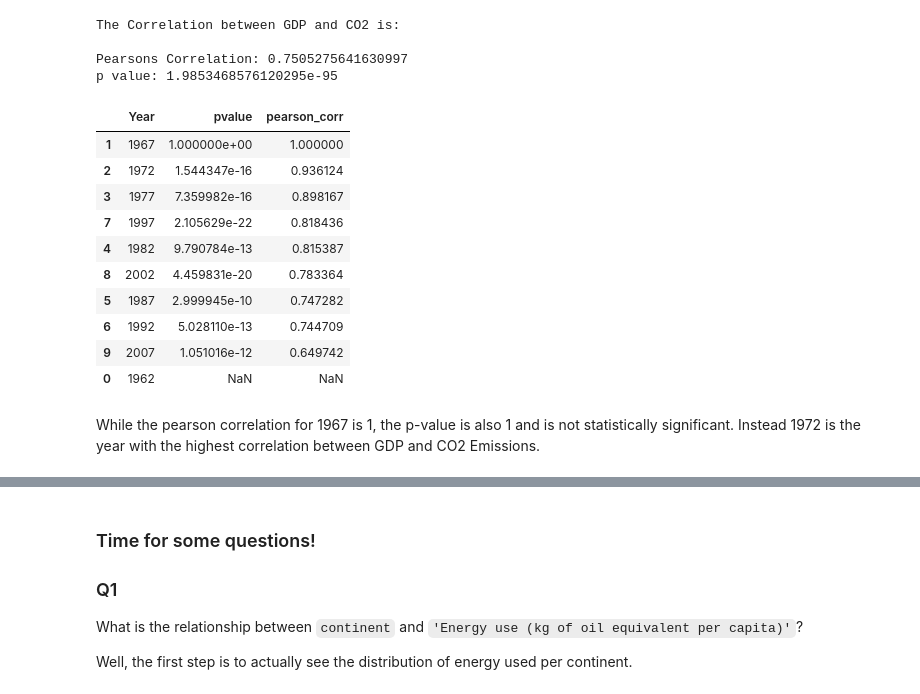
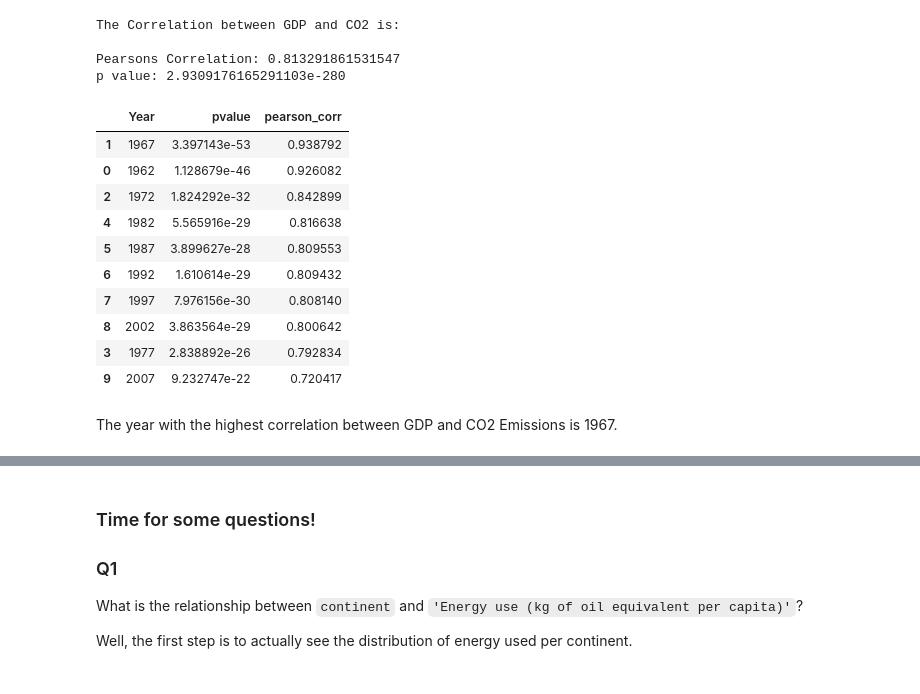
Before and after one commit to r614/brn-training, a Jupyter notebook: pyds/analysis.ipynb, the cells around one changed output, grey strips where cells are left out. Saved outputs shown, nothing was run; the diff lists cells and outputs as text; code cells hidden in the pictures.

```diff
--- a/pyds/analysis.ipynb
+++ b/pyds/analysis.ipynb
@@ -8,7 +8,6 @@ co2_label = "CO2 emissions (metric tons per capita)"
 gdp_label = "gdpPercap"
 
 gapminder_df = pd.read_csv('./gapminder_clean.csv')
-gapminder_df = gapminder_df.replace([np.inf, -np.inf], np.nan).dropna()
 
 gapminder_df.head()
 # %% [output]
@@ -28,8 +26,8 @@ gapminder_df_1962.head()
 # %%
 from scipy.stats import pearsonr
 
-pearson_corr, p_value = pearsonr(gapminder_df[co2_label].values, gapminder_df[gdp_label].values)
-
+dropped_df = gapminder_df[[co2_label, gdp_label]].dropna()
+pearson_corr, p_value = pearsonr(dropped_df[co2_label].values, dropped_df[gdp_label].values)
 
 print('The Correlation between GDP and CO2 is: \n')
 print('Pearsons Correlation: ' + str(pearson_corr))
@@ -37,35 +35,37 @@ print('p value: ' + str(p_value))
 # %% [output]
 The Correlation between GDP and CO2 is:
 
-Pearsons Correlation: 0.7505275641630997
-p value: 1.9853468576120295e-95
+Pearsons Correlation: 0.813291861531547
+p value: 2.9309176165291103e-280
 # %%
 # Find the year with the highest correlation
 
 def group_results(group):
     if len(group[co2_label].values) < 2:
         return pd.Series({'pvalue': None, 'pearson_corr': None})
 
     pearson_corr, p_value = pearsonr(group[co2_label], group[gdp_label])
     return pd.Series({'pvalue': p_value, 'pearson_corr': pearson_corr })
 
-grouped_results = gapminder_df.groupby('Year').apply(group_results).reset_index().sort_values(by='pearson_corr', ascending=False)
+dropped_df = gapminder_df[['Year', gdp_label, co2_label]].dropna()
 
-grouped_results
+grouped_df = dropped_df.groupby('Year').apply(group_results).reset_index().sort_values(by='pearson_corr', ascending=False)
+
+grouped_df
 # %% [output]
 |  | Year | pvalue | pearson_corr |
-| 1 | 1967 | 1.000000e+00 | 1.000000 |
-| 2 | 1972 | 1.544347e-16 | 0.936124 |
-| 3 | 1977 | 7.359982e-16 | 0.898167 |
-| 7 | 1997 | 2.105629e-22 | 0.818436 |
-| 4 | 1982 | 9.790784e-13 | 0.815387 |
-| 8 | 2002 | 4.459831e-20 | 0.783364 |
-| 5 | 1987 | 2.999945e-10 | 0.747282 |
-| 6 | 1992 | 5.028110e-13 | 0.744709 |
-| 9 | 2007 | 1.051016e-12 | 0.649742 |
-| 0 | 1962 | NaN | NaN |
+| 1 | 1967 | 3.397143e-53 | 0.938792 |
+| 0 | 1962 | 1.128679e-46 | 0.926082 |
+| 2 | 1972 | 1.824292e-32 | 0.842899 |
+| 4 | 1982 | 5.565916e-29 | 0.816638 |
+| 5 | 1987 | 3.899627e-28 | 0.809553 |
+| 6 | 1992 | 1.610614e-29 | 0.809432 |
+| 7 | 1997 | 7.976156e-30 | 0.808140 |
+| 8 | 2002 | 3.863564e-29 | 0.800642 |
+| 3 | 1977 | 2.838892e-26 | 0.792834 |
+| 9 | 2007 | 9.232747e-22 | 0.720417 |
-# %% [markdown]
-While the pearson correlation for 1967 is 1, the p-value is also 1 and is not statistically significant. Instead 1972 is the year with the highest correlation between GDP and CO2 Emissions.
+# %% [markdown]
+The year with the highest correlation between GDP and CO2 Emissions is 1967.
 # %%
 import plotly.express as px
 
```
Also changed, not shown: parts of 14 cells of this notebook.
